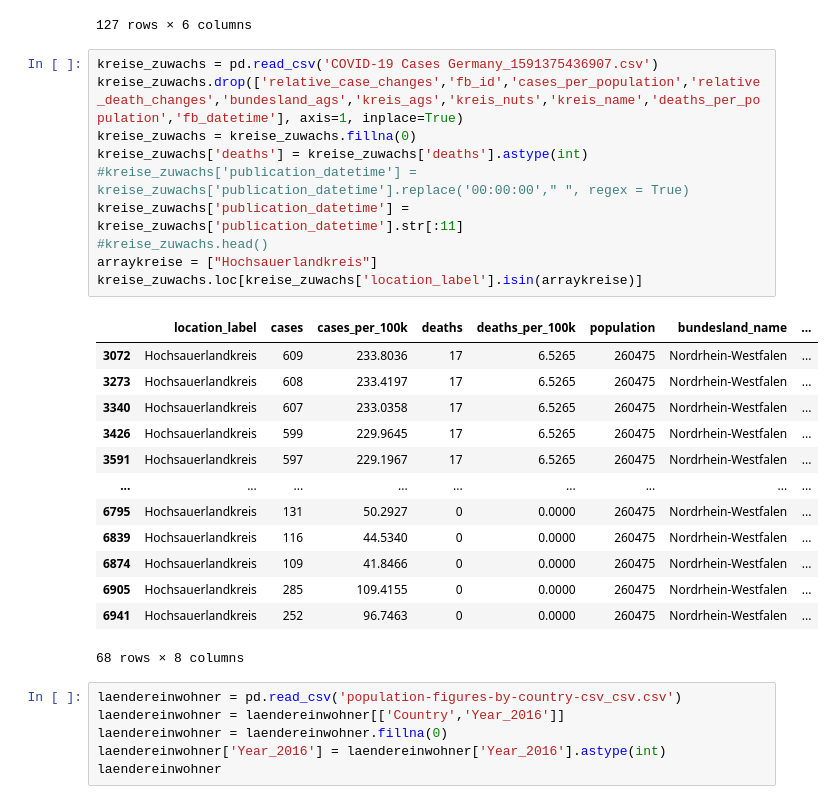
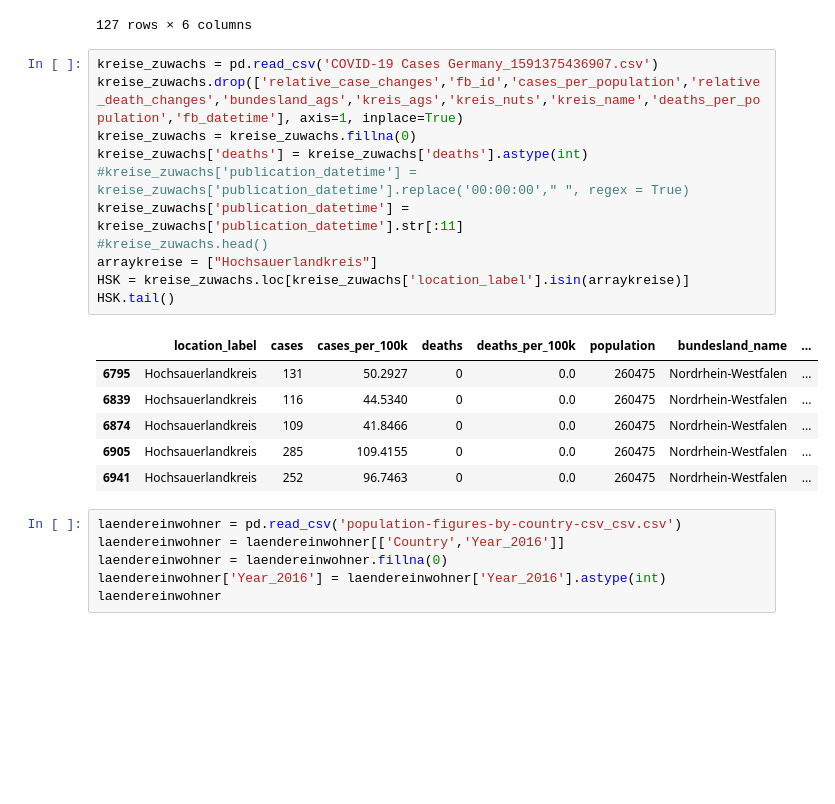
Before and after one commit to Jubo30/Data-Science-Project, a Jupyter notebook: Täglicher Zuwachs Deutschland.ipynb, the cells around one changed output. Saved outputs shown, nothing was run; the diff lists cells and outputs as text; blank space fills up the shorter version.

```diff
--- a/Täglicher Zuwachs Deutschland.ipynb
+++ b/Täglicher Zuwachs Deutschland.ipynb
@@ -186,27 +186,21 @@ welt_zuwachs.loc[welt_zuwachs['Country'].isin(arraywelt)]
 # %%
 kreise_zuwachs = pd.read_csv('COVID-19 Cases Germany_1591375436907.csv')
 kreise_zuwachs.drop(['relative_case_changes','fb_id','cases_per_population','relative_death_changes','bundesland_ags','kreis_ags','kreis_nuts','kreis_name','deaths_per_population','fb_datetime'], axis=1, inplace=True)
 kreise_zuwachs = kreise_zuwachs.fillna(0)
 kreise_zuwachs['deaths'] = kreise_zuwachs['deaths'].astype(int)
 #kreise_zuwachs['publication_datetime'] = kreise_zuwachs['publication_datetime'].replace('00:00:00'," ", regex = True)
 kreise_zuwachs['publication_datetime'] = kreise_zuwachs['publication_datetime'].str[:11]
 #kreise_zuwachs.head()
 arraykreise = ["Hochsauerlandkreis"]
-kreise_zuwachs.loc[kreise_zuwachs['location_label'].isin(arraykreise)]
+HSK = kreise_zuwachs.loc[kreise_zuwachs['location_label'].isin(arraykreise)]
+HSK.tail()
 # %% [output]
 |  | location_label | cases | cases_per_100k | deaths | deaths_per_100k | population | bundesland_name | ... |
-| 3072 | Hochsauerlandkreis | 609 | 233.8036 | 17 | 6.5265 | 260475 | Nordrhein-Westfalen | ... |
-| 3273 | Hochsauerlandkreis | 608 | 233.4197 | 17 | 6.5265 | 260475 | Nordrhein-Westfalen | ... |
-| 3340 | Hochsauerlandkreis | 607 | 233.0358 | 17 | 6.5265 | 260475 | Nordrhein-Westfalen | ... |
-| 3426 | Hochsauerlandkreis | 599 | 229.9645 | 17 | 6.5265 | 260475 | Nordrhein-Westfalen | ... |
-| 3591 | Hochsauerlandkreis | 597 | 229.1967 | 17 | 6.5265 | 260475 | Nordrhein-Westfalen | ... |
-| ... | ... | ... | ... | ... | ... | ... | ... | ... |
-| 6795 | Hochsauerlandkreis | 131 | 50.2927 | 0 | 0.0000 | 260475 | Nordrhein-Westfalen | ... |
-| 6839 | Hochsauerlandkreis | 116 | 44.5340 | 0 | 0.0000 | 260475 | Nordrhein-Westfalen | ... |
-| 6874 | Hochsauerlandkreis | 109 | 41.8466 | 0 | 0.0000 | 260475 | Nordrhein-Westfalen | ... |
-| 6905 | Hochsauerlandkreis | 285 | 109.4155 | 0 | 0.0000 | 260475 | Nordrhein-Westfalen | ... |
-| 6941 | Hochsauerlandkreis | 252 | 96.7463 | 0 | 0.0000 | 260475 | Nordrhein-Westfalen | ... |
+| 6795 | Hochsauerlandkreis | 131 | 50.2927 | 0 | 0.0 | 260475 | Nordrhein-Westfalen | ... |
+| 6839 | Hochsauerlandkreis | 116 | 44.5340 | 0 | 0.0 | 260475 | Nordrhein-Westfalen | ... |
+| 6874 | Hochsauerlandkreis | 109 | 41.8466 | 0 | 0.0 | 260475 | Nordrhein-Westfalen | ... |
+| 6905 | Hochsauerlandkreis | 285 | 109.4155 | 0 | 0.0 | 260475 | Nordrhein-Westfalen | ... |
+| 6941 | Hochsauerlandkreis | 252 | 96.7463 | 0 | 0.0 | 260475 | Nordrhein-Westfalen | ... |
-68 rows × 8 columns
 # %%
 laendereinwohner = pd.read_csv('population-figures-by-country-csv_csv.csv')
 laendereinwohner = laendereinwohner[['Country','Year_2016']]
```
Also changed, not shown: parts of 9 cells of this notebook.
